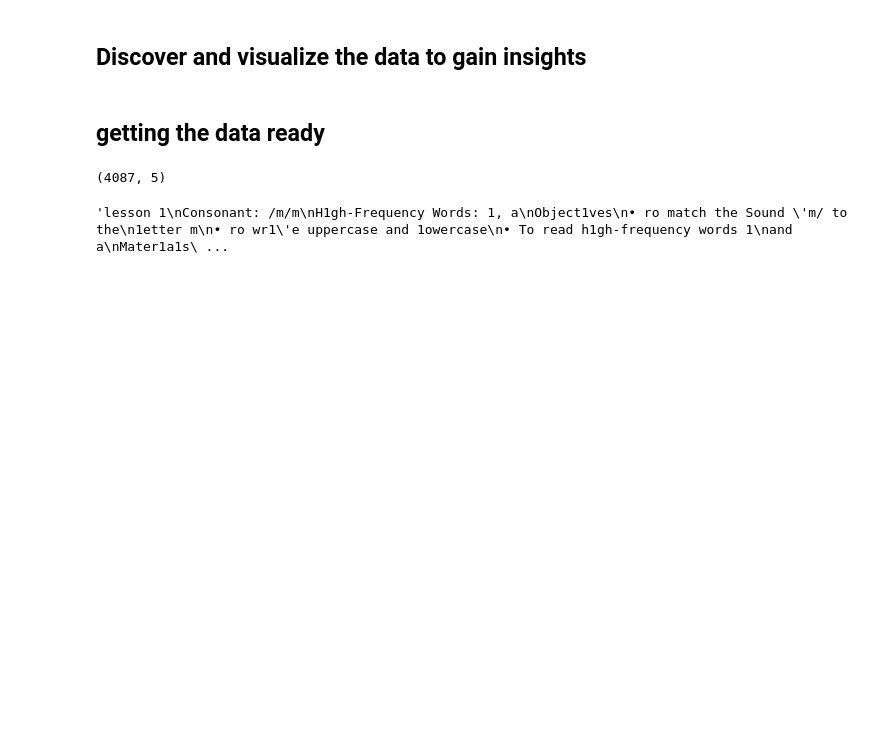
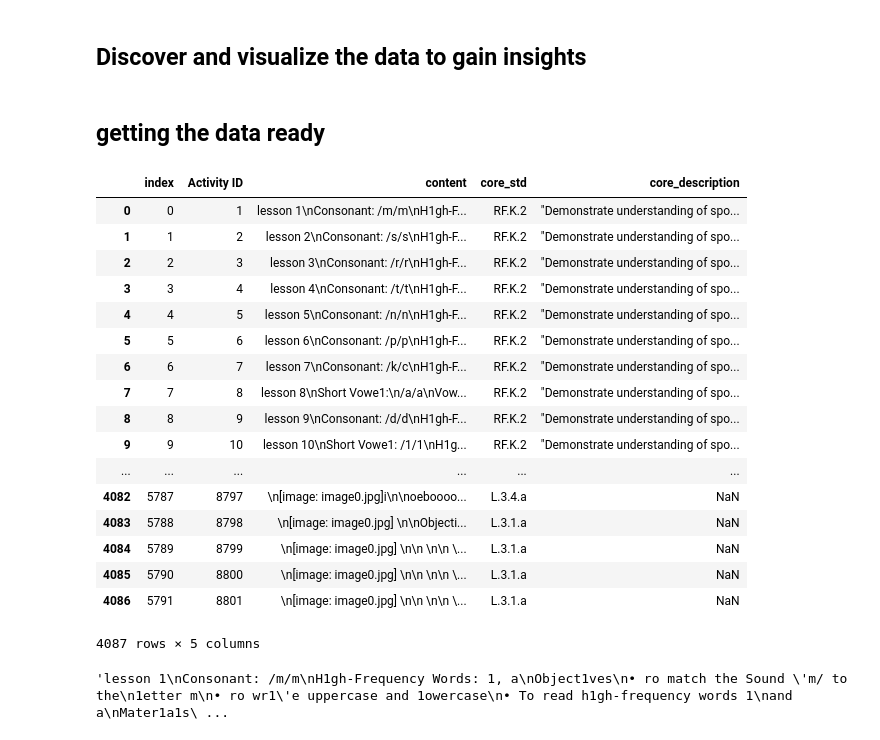
Before and after one commit to MoeMaher/keyword-extraction-Task, a Jupyter notebook: keywordsExtraction.ipynb, the cells around one changed output. Saved outputs shown, nothing was run; the diff lists cells and outputs as text; code cells hidden in the pictures; blank space fills up the shorter version.

```diff
--- a/keywordsExtraction.ipynb
+++ b/keywordsExtraction.ipynb
@@ -38,9 +38,26 @@ sent_detector = nltk.data.load('tokenizers/punkt/english.pickle')
 # %%
 docs = pd.read_csv('documents-fixed.csv')
 # %%
-docs.shape
+docs
 # %% [output]
+|  | index | Activity ID | content | core_std | core_description |
+| 0 | 0 | 1 | lesson 1\nConsonant: /m/m\nH1gh-F... | RF.K.2 | "Demonstrate understanding of spo... |
+| 1 | 1 | 2 | lesson 2\nConsonant: /s/s\nH1gh-F... | RF.K.2 | "Demonstrate understanding of spo... |
+| 2 | 2 | 3 | lesson 3\nConsonant: /r/r\nH1gh-F... | RF.K.2 | "Demonstrate understanding of spo... |
+| 3 | 3 | 4 | lesson 4\nConsonant: /t/t\nH1gh-F... | RF.K.2 | "Demonstrate understanding of spo... |
+| 4 | 4 | 5 | lesson 5\nConsonant: /n/n\nH1gh-F... | RF.K.2 | "Demonstrate understanding of spo... |
+| 5 | 5 | 6 | lesson 6\nConsonant: /p/p\nH1gh-F... | RF.K.2 | "Demonstrate understanding of spo... |
+| 6 | 6 | 7 | lesson 7\nConsonant: /k/c\nH1gh-F... | RF.K.2 | "Demonstrate understanding of spo... |
+| 7 | 7 | 8 | lesson 8\nShort Vowe1:\n/a/a\nVow... | RF.K.2 | "Demonstrate understanding of spo... |
+| 8 | 8 | 9 | lesson 9\nConsonant: /d/d\nH1gh-F... | RF.K.2 | "Demonstrate understanding of spo... |
+| 9 | 9 | 10 | lesson 10\nShort Vowe1: /1/1\nH1g... | RF.K.2 | "Demonstrate understanding of spo... |
+| ... | ... | ... | ... | ... | ... |
+| 4082 | 5787 | 8797 | \n[image: image0.jpg]i\n\noeboooo... | L.3.4.a | NaN |
+| 4083 | 5788 | 8798 | \n[image: image0.jpg] \n\nObjecti... | L.3.1.a | NaN |
+| 4084 | 5789 | 8799 | \n[image: image0.jpg] \n\n \n\n \... | L.3.1.a | NaN |
+| 4085 | 5790 | 8800 | \n[image: image0.jpg] \n\n \n\n \... | L.3.1.a | NaN |
+| 4086 | 5791 | 8801 | \n[image: image0.jpg] \n\n \n\n \... | L.3.1.a | NaN |
-(4087, 5)
+4087 rows × 5 columns
 # %%
 docs['content'][0]
 # %% [output]
```
Also changed, not shown: parts of 4 cells of this notebook, 10 other files.
